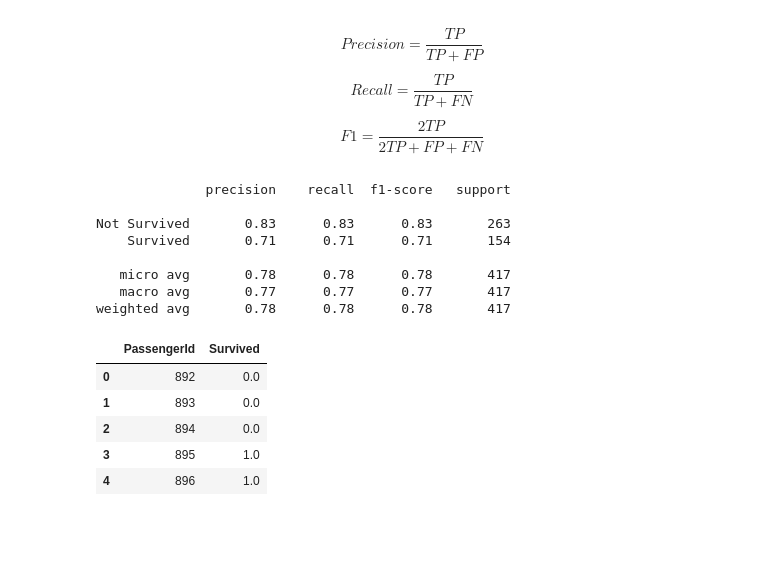
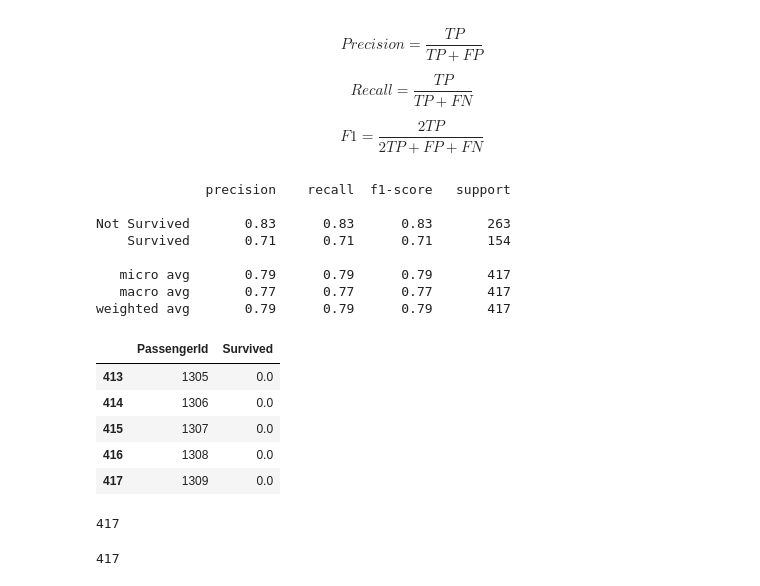
Before and after one commit to wilsonrljr/data-science-ipython-notebooks, a Jupyter notebook: kaggle/titanic.ipynb, the cells around one changed output. Cells and saved outputs as stored; diff of their text form; code cells hidden in the pictures; blank space fills up the shorter version.

```diff
--- a/kaggle/titanic.ipynb
+++ b/kaggle/titanic.ipynb
@@ -723,7 +724,7 @@ from sklearn.model_selection import train_test_split
 # Split 80-20 train vs test data
 train_x, test_x, train_y, test_y = train_test_split(train_features,
                                                     train_target,
-                                                    test_size=0.468,
+                                                    test_size=0.467,
                                                     random_state=0)
 print (train_features.shape, train_target.shape)
 print (train_x.shape, train_y.shape)
@@ -803,9 +804,9 @@ print(classification_report(test_y,
 Not Survived       0.83      0.83      0.83       263
     Survived       0.71      0.71      0.71       154
 
-   micro avg       0.78      0.78      0.78       417
+   micro avg       0.79      0.79      0.79       417
    macro avg       0.77      0.77      0.77       417
-weighted avg       0.78      0.78      0.78       417
+weighted avg       0.79      0.79      0.79       417
 # %%
 submission = pd.DataFrame({
         "PassengerId": df_test["PassengerId"],
@@ -813,10 +817,19 @@ submission = pd.DataFrame({
 # %%
 submission.to_csv('titanic.csv', index=False)
 submission.head()
+submission.tail()
 # %% [output]
 |  | PassengerId | Survived |
-| 0 | 892 | 0.0 |
-| 1 | 893 | 0.0 |
-| 2 | 894 | 0.0 |
-| 3 | 895 | 1.0 |
-| 4 | 896 | 1.0 |
+| 413 | 1305 | 0.0 |
+| 414 | 1306 | 0.0 |
+| 415 | 1307 | 0.0 |
+| 416 | 1308 | 0.0 |
+| 417 | 1309 | 0.0 |
+# %%
+len(submission)
+# %% [output]
+417
+# %%
+len(df_test)
+# %% [output]
+417
```
Also changed, not shown: parts of 5 cells of this notebook, 2 other files.
